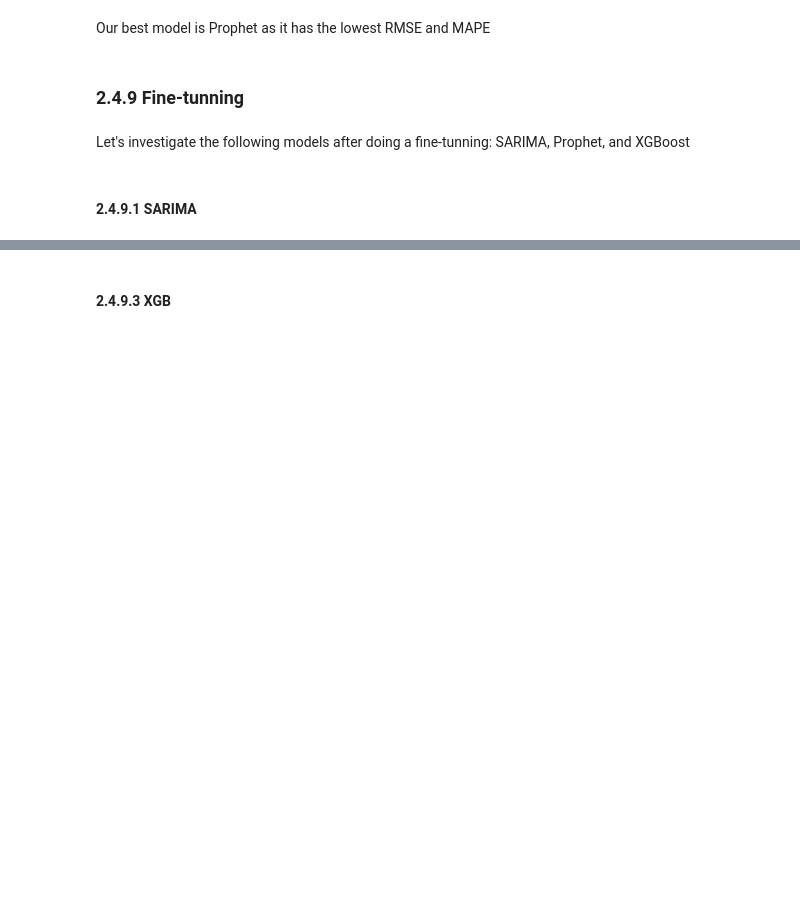
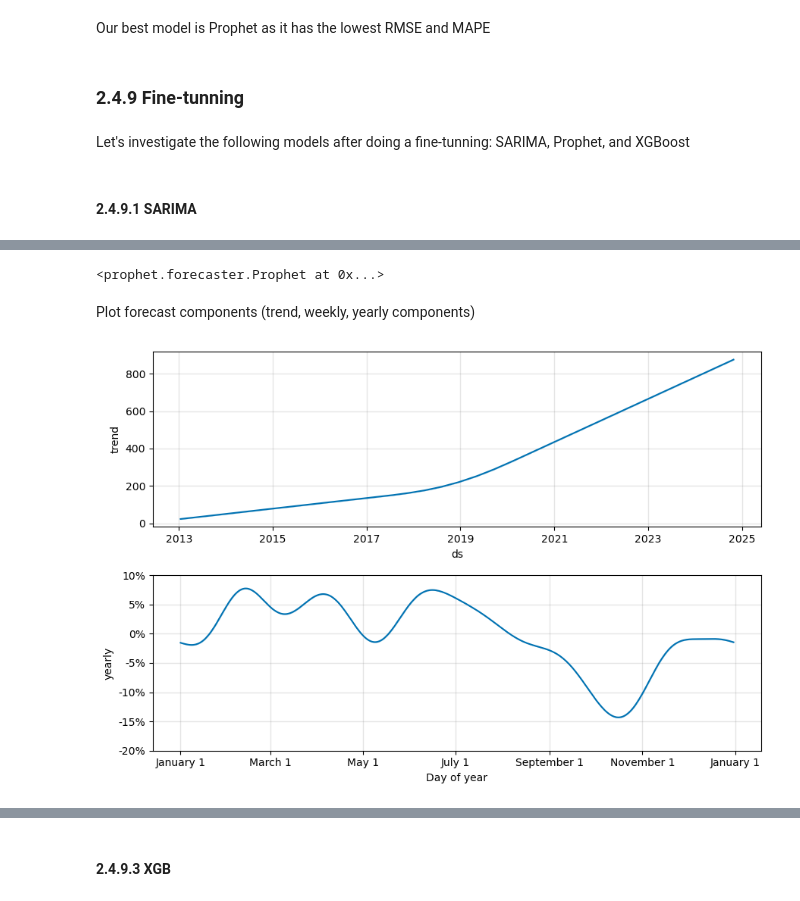
Before and after one commit to mbarriola96/stock_prices_forecasting, a Jupyter notebook: 02_forecasting.ipynb, the cells around one changed output, grey strips where cells are left out. Drawn from its saved outputs; the diff is of its cells as text; code cells hidden in the pictures; blank space fills up the shorter version.

Commit message:
determined the best model for the asml simple model

```diff
--- a/02_forecasting.ipynb
+++ b/02_forecasting.ipynb
@@ -595,0 +660,7 @@ print(f'Mejor modelo SARIMA: order={best_pdq}, seasonal_order={best_seasonal_pdq
+# %%
+prophet_model_best = Prophet(
+        changepoint_prior_scale=0.01,
+        holidays_prior_scale=0.1,
+        seasonality_mode='multiplicative',
+        seasonality_prior_scale=1.0
+)
@@ -595,0 +671,3 @@ print(f'Mejor modelo SARIMA: order={best_pdq}, seasonal_order={best_seasonal_pdq
+# %%
+train_data_prophet = train_data.reset_index(names="ds").rename(columns={'Close':'y'})
+train_data_prophet
@@ -595,0 +688,17 @@ print(f'Mejor modelo SARIMA: order={best_pdq}, seasonal_order={best_seasonal_pdq
+# %%
+prophet_model_best.fit(train_data_prophet)
+# %% [output]
+<prophet.forecaster.Prophet at 0x...>
+# %%
+# Define the forecast horizon (e.g., 8 periods into the future)
+future_best = prophet_model_best.make_future_dataframe(periods=12, freq='W')
+
+# Generate predictions
+forecast_best = prophet_model_best.predict(future_best)
+# %% [markdown]
+Plot forecast components (trend, weekly, yearly components)
+# %%
+fig2 = prophet_model_best.plot_components(forecast_best)
+plt.show()
+# %% [output]
+[figure, added]
```
Also changed, not shown: parts of 42 cells of this notebook, 2 other files.
